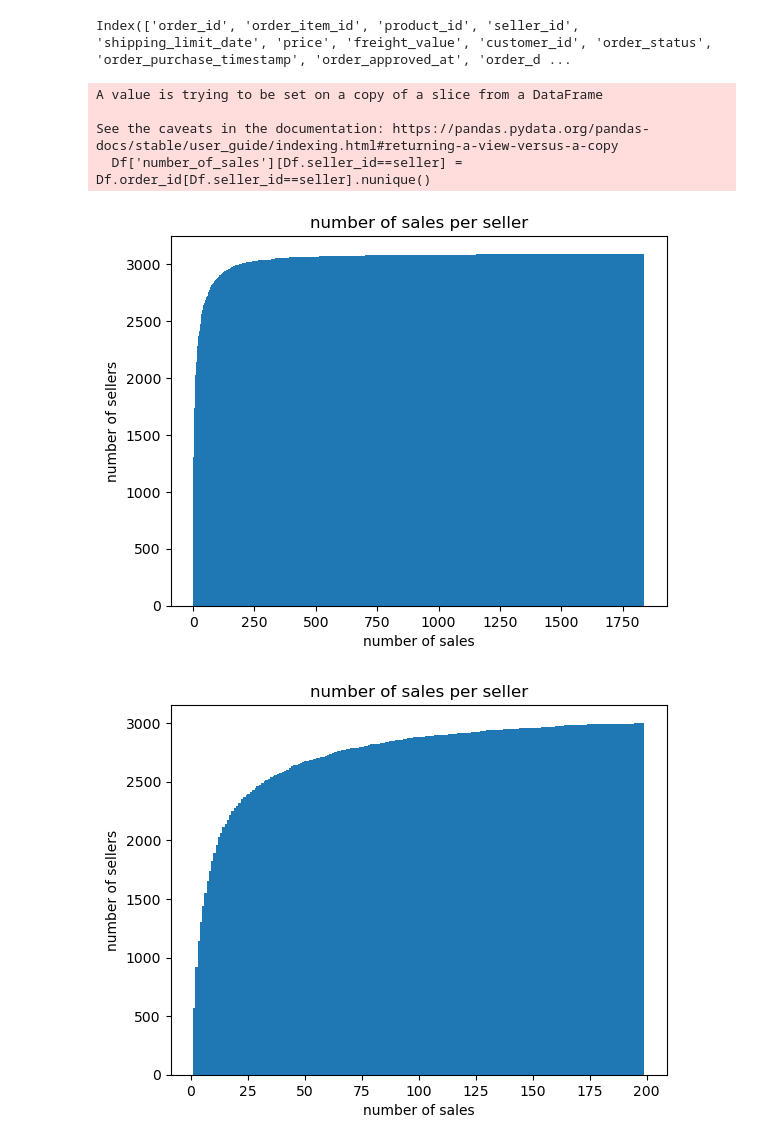
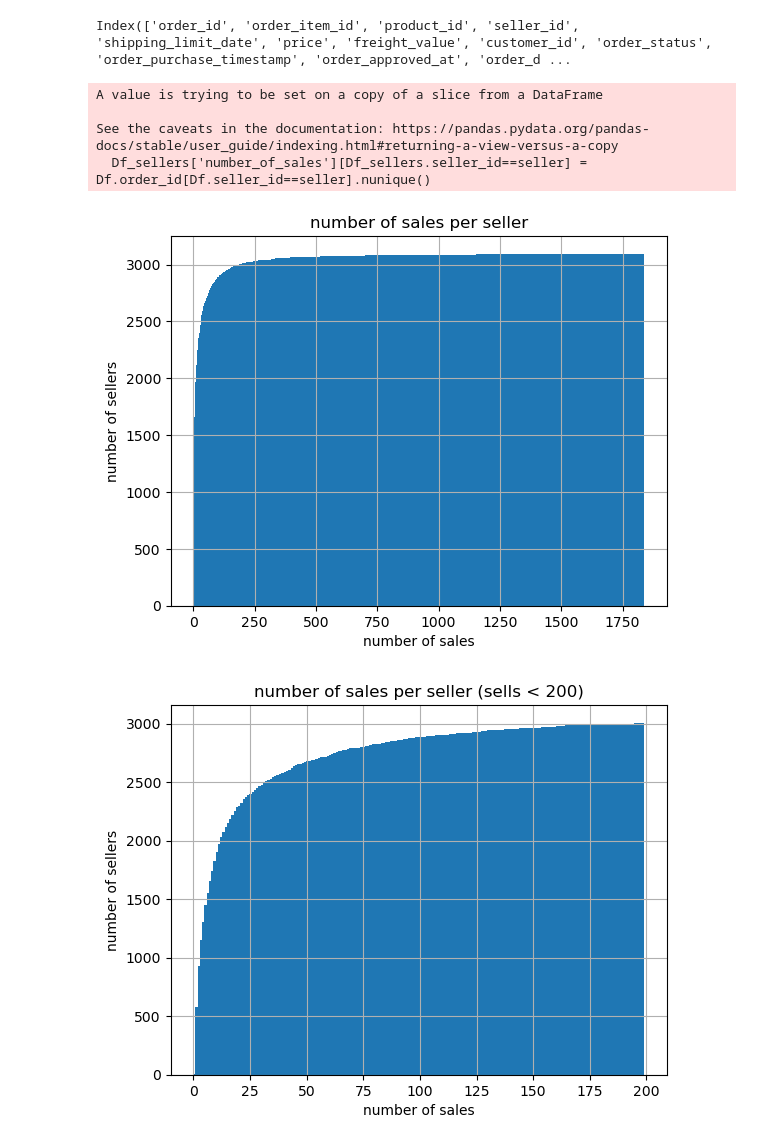
Before and after one commit to HubiGitHubi/Projet-5, a Jupyter notebook: Projet5.ipynb, the cells around one changed output. Drawn from its saved outputs; the diff is of its cells as text; code cells hidden in the pictures.

```diff
--- a/Projet5.ipynb
+++ b/Projet5.ipynb
@@ -371,5 +367,5 @@ Df_order_items.groupby(by= 'order_id').sum().sort_values(by='order_item_id',asce
 # %%
-Df= pd.merge(pd.merge(pd.merge(Df_order_items,Df_orders),Df_sellers),Df_order_reviews)
+Df= pd.merge(pd.merge(pd.merge(pd.merge(Df_order_items,Df_orders),Df_sellers),Df_order_reviews),Df_payements)
 # %%
 Df.columns
 # %% [output]
@@ -377,30 +373,41 @@ Index(['order_id', 'order_item_id', 'product_id', 'seller_id', 'shipping_limit_d
 # %%
 #Calculons le nombre de ventes par vendeurs
 
-Df['number_of_sales']=0
+Df_sellers['number_of_sales']=0
 for seller in Df.seller_id.unique():
-    Df['number_of_sales'][Df.seller_id==seller] = Df.order_id[Df.seller_id==seller].nunique()
+    Df_sellers['number_of_sales'][Df_sellers.seller_id==seller] = Df.order_id[Df.seller_id==seller].nunique()
 # %% [output]
 A value is trying to be set on a copy of a slice from a DataFrame
 
 See the caveats in the documentation: https://pandas.pydata.org/pandas-docs/stable/user_guide/indexing.html#returning-a-view-versus-a-copy
-  Df['number_of_sales'][Df.seller_id==seller] = Df.order_id[Df.seller_id==seller].nunique()
+  Df_sellers['number_of_sales'][Df_sellers.seller_id==seller] = Df.order_id[Df.seller_id==seller].nunique()
 # %%
 #Gardons une ligne par evndeur et plotons la répartition du nombre de vente par vendeur
-hist_of_sales= Df[["seller_id","number_of_sales"]].drop_duplicates().iloc[:,1]
+hist_of_sales= Df_sellers[["seller_id","number_of_sales"]].drop_duplicates().iloc[:,1]
 plt.hist(hist_of_sales,bins=500,cumulative=True)
 plt.title('number of sales per seller')
 plt.xlabel('number of sales')
 plt.ylabel('number of sellers')
+plt.grid()
 plt.show()
 
-hist_of_sales= Df[["seller_id","number_of_sales"]].drop_duplicates()\
-                .iloc[:,1][Df[["seller_id","number_of_sales"]].drop_duplicates().iloc[:,1]<200]
+hist_of_sales= Df_sellers[["seller_id","number_of_sales"]].drop_duplicates()\
+                .iloc[:,1][Df_sellers[["seller_id","number_of_sales"]].drop_duplicates().iloc[:,1]<200]
 plt.hist(hist_of_sales,bins=500,cumulative=True)
-plt.title('number of sales per seller')
+plt.title('number of sales per seller (sells < 200)')
 plt.xlabel('number of sales')
 plt.ylabel('number of sellers')
+plt.grid()
 plt.show()
+
+hist_of_sales= Df_sellers[["seller_id","number_of_sales"]].drop_duplicates()\
+                .iloc[:,1][Df_sellers[["seller_id","number_of_sales"]].drop_duplicates().iloc[:,1]>1]
+plt.hist(hist_of_sales,bins=500,cumulative=True)
+plt.title('number of sales per seller (sells >1)')
+plt.xlabel('number of sales')
+plt.ylabel('number of sellers')
+plt.grid()
+plt.show()
 # %% [output]
-[figure, old version]
+[figure, new version]
-[figure, old version]
+[figure, new version]
```
Also changed, not shown: parts of 38 cells of this notebook, 2 other files.
